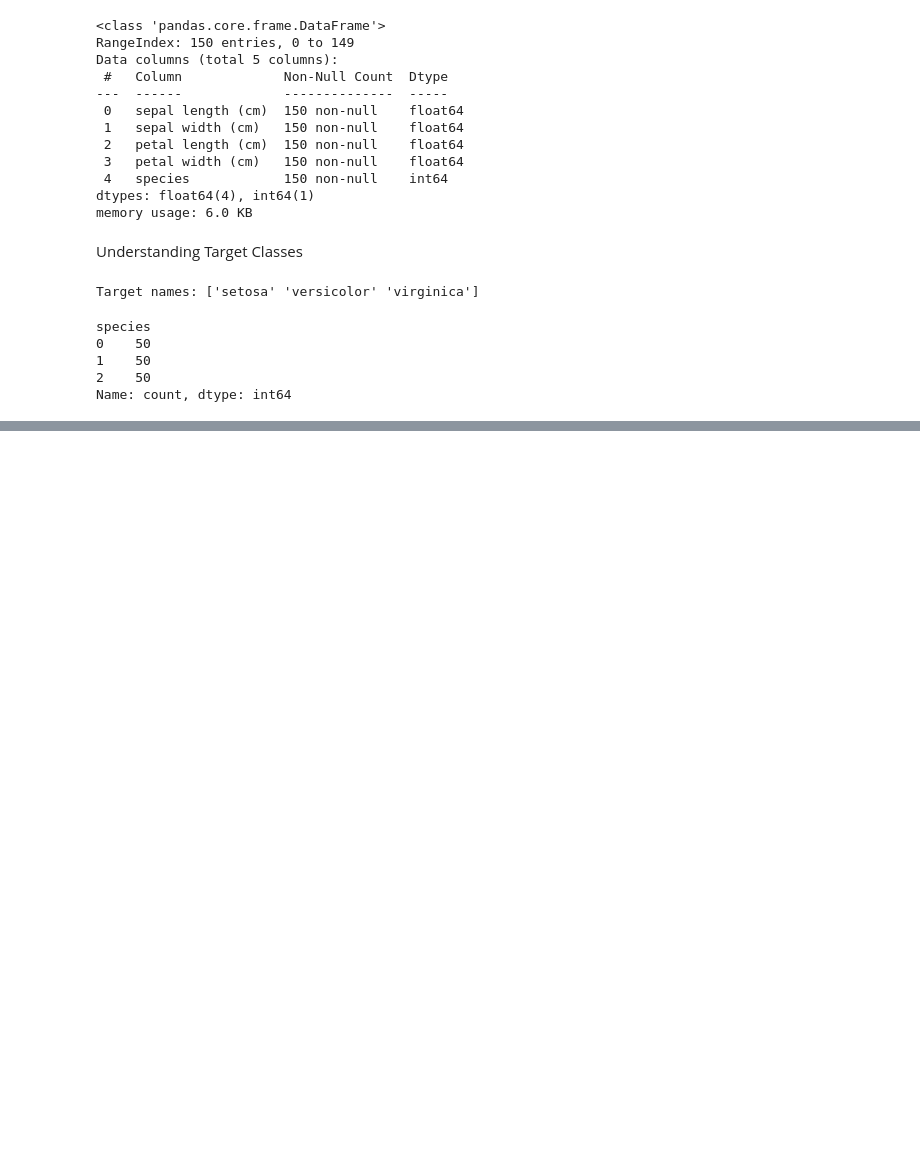
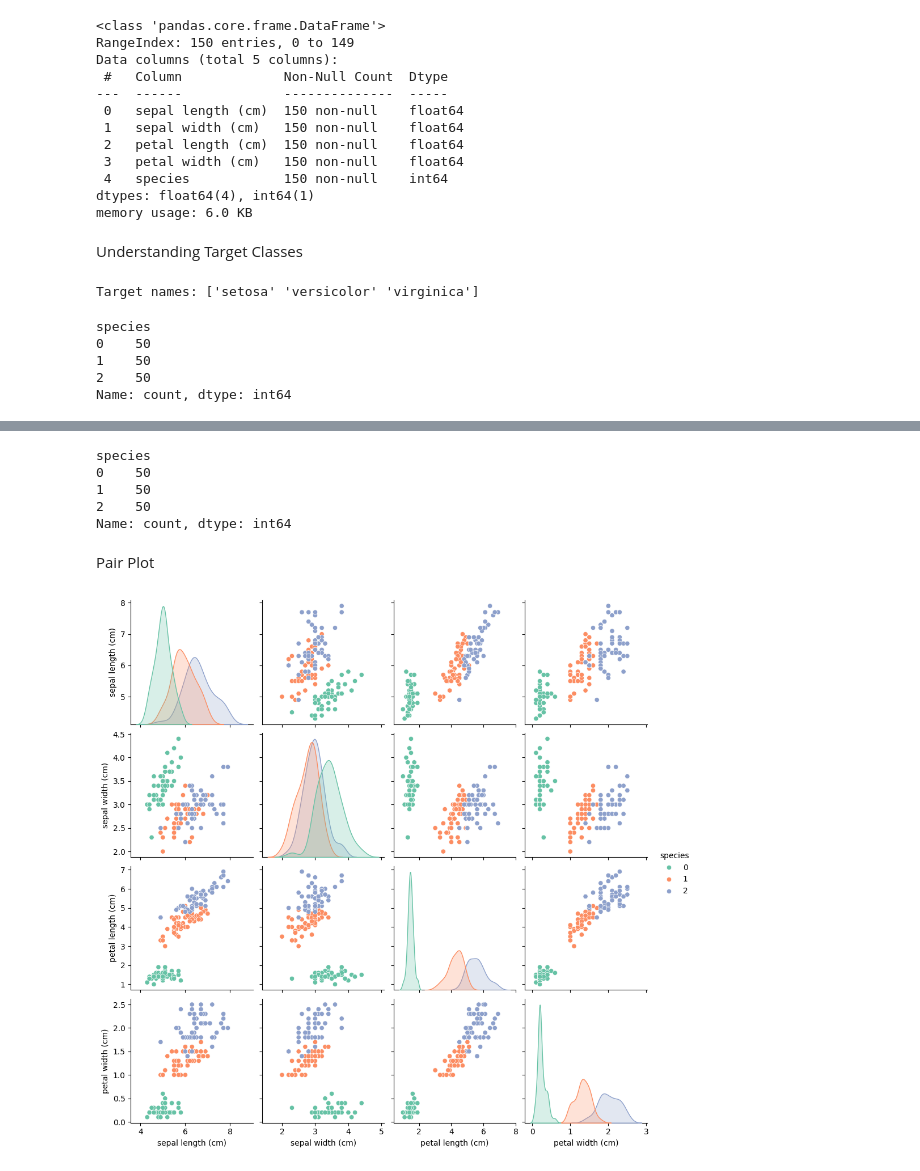
Before and after one commit to OfficialTanishGupta/iris-flower-classification, a Jupyter notebook: iris_classification.ipynb, the cells around one changed output, grey strips where cells are left out. Saved outputs shown, nothing was run; the diff lists cells and outputs as text; code cells hidden in the pictures; blank space fills up the shorter version.

```diff
--- a/iris_classification.ipynb
+++ b/iris_classification.ipynb
@@ -161,0 +176,15 @@ Name: count, dtype: int64
+# %%
+df['species'].value_counts()
+# %% [output]
+species
+0    50
+1    50
+2    50
+Name: count, dtype: int64
+# %% [markdown]
+Pair Plot
+# %%
+sns.pairplot(df, hue='species', palette='Set2')
+plt.show()
+# %% [output]
+[figure, added]
```
Also changed, not shown: parts of 4 cells of this notebook.
